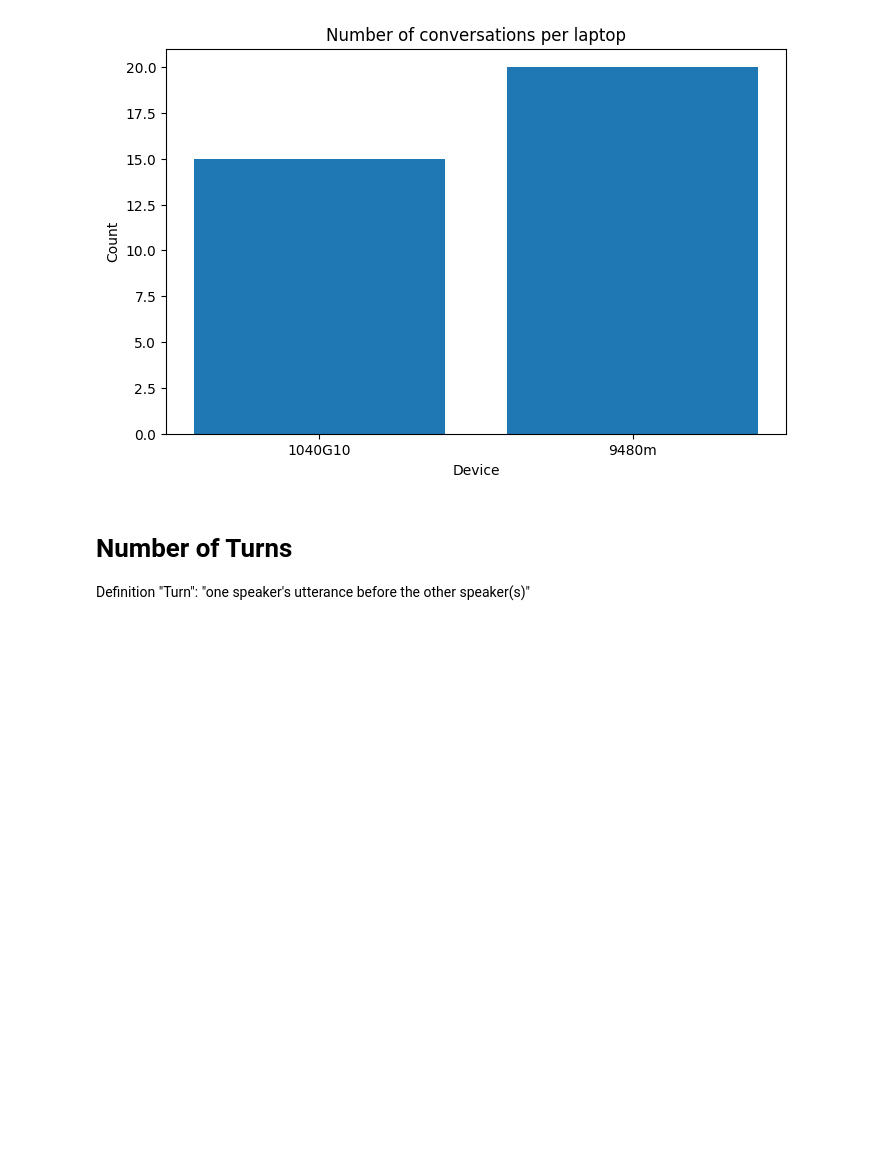
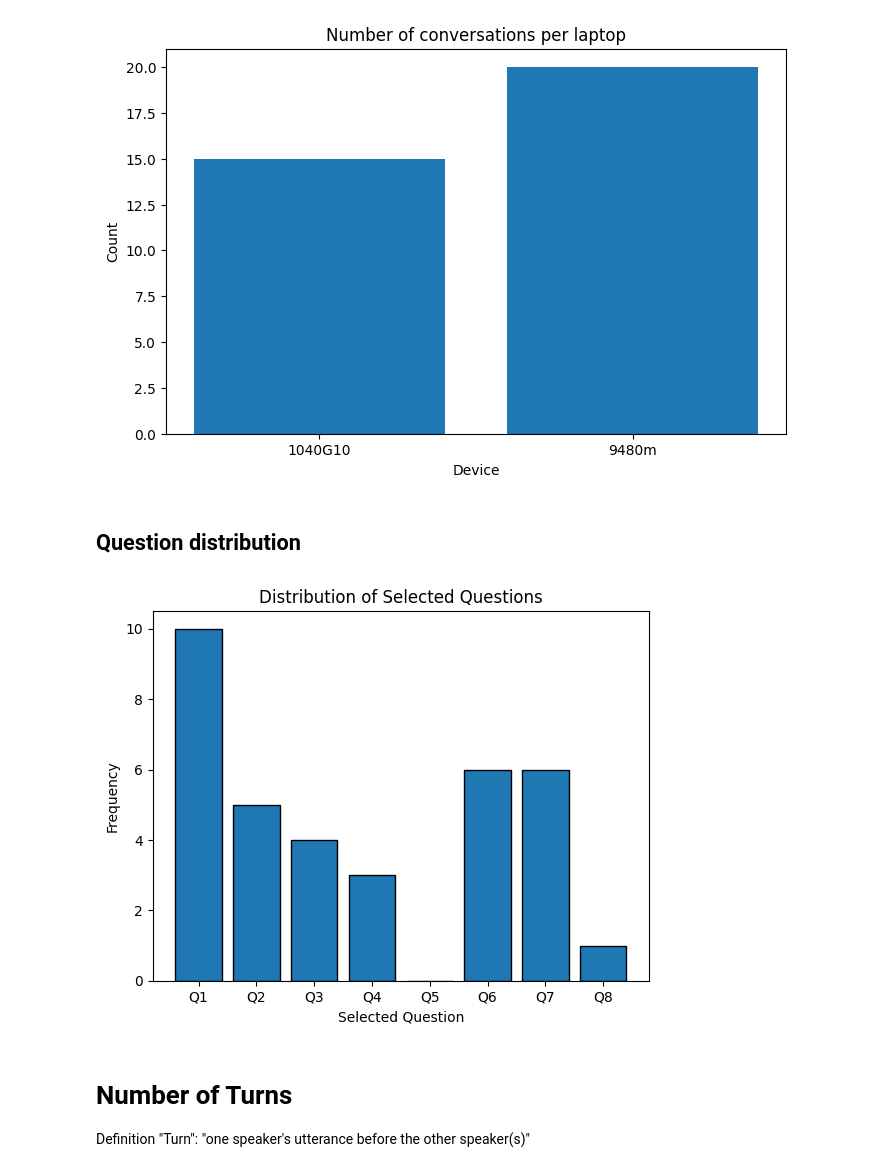
Before and after one commit to TheChickenAgent/LinearAlgebra_VTA, a Jupyter notebook: user-testing/Visualisations.ipynb, the cells around one changed output. Drawn from its saved outputs; the diff is of its cells as text; code cells hidden in the pictures; blank space fills up the shorter version.

Commit message:
Updated visualizations by text_reader insights

```diff
--- a/user-testing/Visualisations.ipynb
+++ b/user-testing/Visualisations.ipynb
@@ -33,6 +33,7 @@ text_lengths = []
 user_answers = []
 all_files = []
 number_of_words = []
+selected_questions =[]
 
 for filename in os.listdir(base_dir):
     if filename.endswith('.pkl'):
@@ -41,6 +42,7 @@ for filename in os.listdir(base_dir):
         with open(file_path, 'rb') as f:
             file_data = pickle.load(f)
 
+        selected_questions.append(file_data["selected_question"])
         all_files.append(file_data)
 
         # Calculate above statistics
@@ -81,6 +83,26 @@ plt.title('Number of conversations per laptop')
 plt.show()
 # %% [output]
 [figure]
+# %% [markdown]
+## Question distribution
+# %%
+from collections import Counter
+
+import matplotlib.pyplot as plt
+plt.hist(selected_questions, edgecolor='black')
+# Count occurrences of each question
+question_order = [f"Q{i}" for i in range(1, 9)]
+counts = Counter(selected_questions)
+frequencies = [counts.get(q, 0) for q in question_order]
+
+plt.clf()
+plt.bar(question_order, frequencies, edgecolor='black')
+plt.xlabel('Selected Question')
+plt.title('Distribution of Selected Questions')
+plt.ylabel('Frequency')
+plt.show()
+# %% [output]
+[figure, added]
 # %% [markdown]
 # Number of Turns
 Definition "Turn": "one speaker's utterance before the other speaker(s)"
```
Also changed, not shown: 1 other file.
